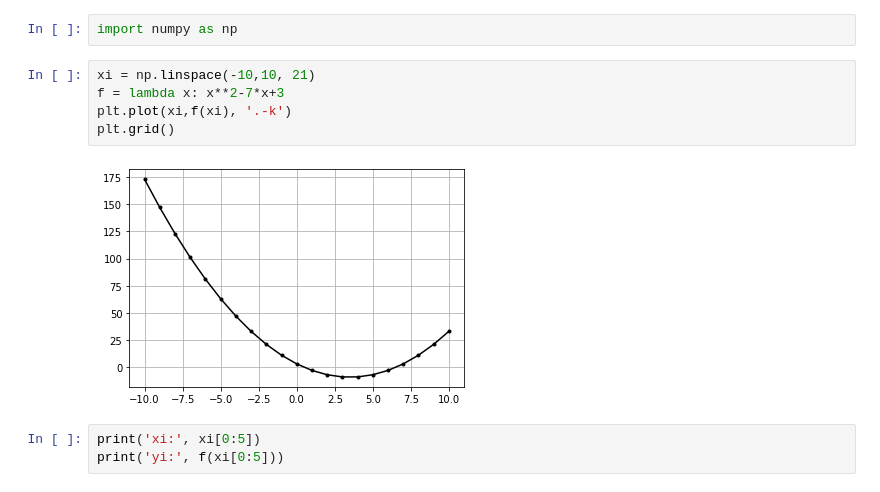
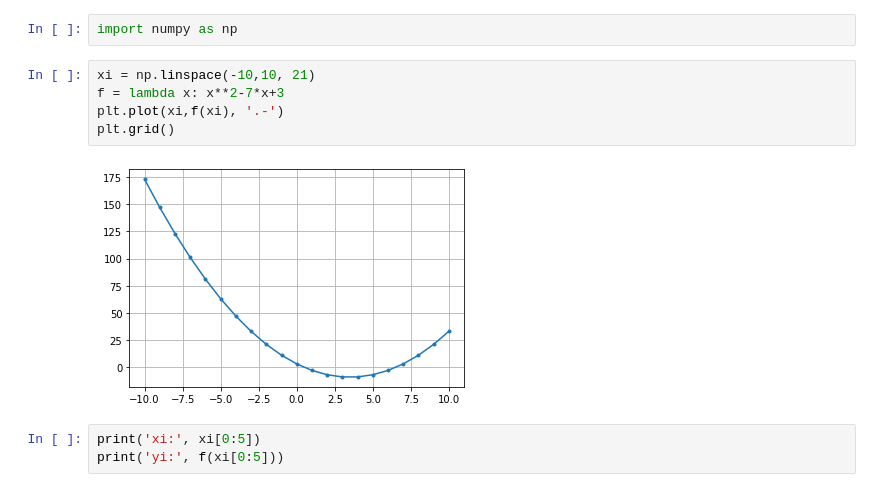
Before and after one commit to tiagoburiol/matematica_computacional_com_python, a Jupyter notebook: cap_02.ipynb, the cells around one changed output. Cells and saved outputs as stored; diff of their text form.

```diff
--- a/cap_02.ipynb
+++ b/cap_02.ipynb
@@ -37,10 +37,10 @@ import numpy as np
 # %%
 xi = np.linspace(-10,10, 21)
 f = lambda x: x**2-7*x+3
-plt.plot(xi,f(xi), '.-k')
+plt.plot(xi,f(xi), '.-')
 plt.grid()
 # %% [output]
-[figure, old version]
+[figure, new version]
 # %%
 print('xi:', xi[0:5])
 print('yi:', f(xi[0:5]))
```
Also changed, not shown: parts of 2 cells of this notebook.
